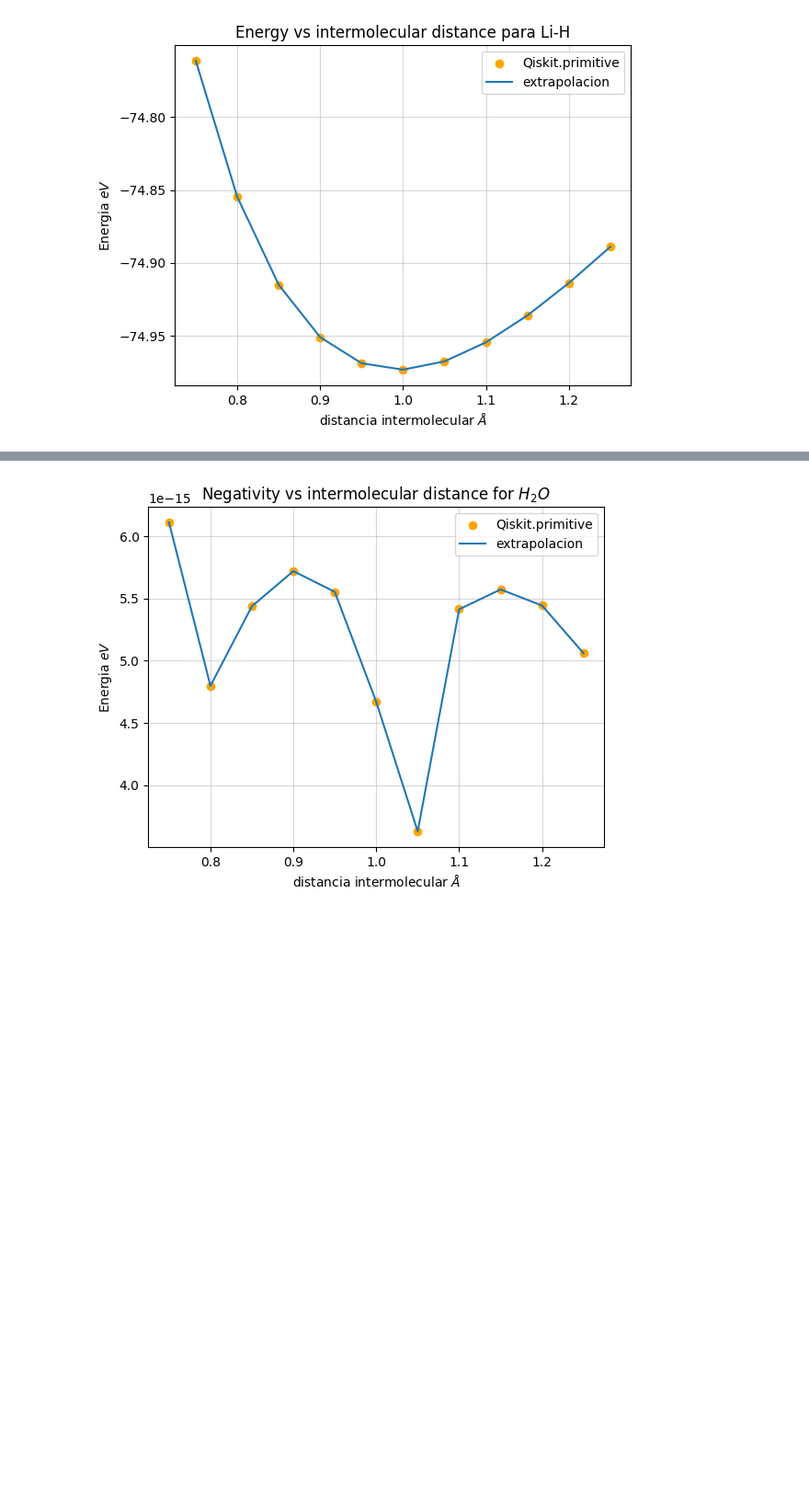
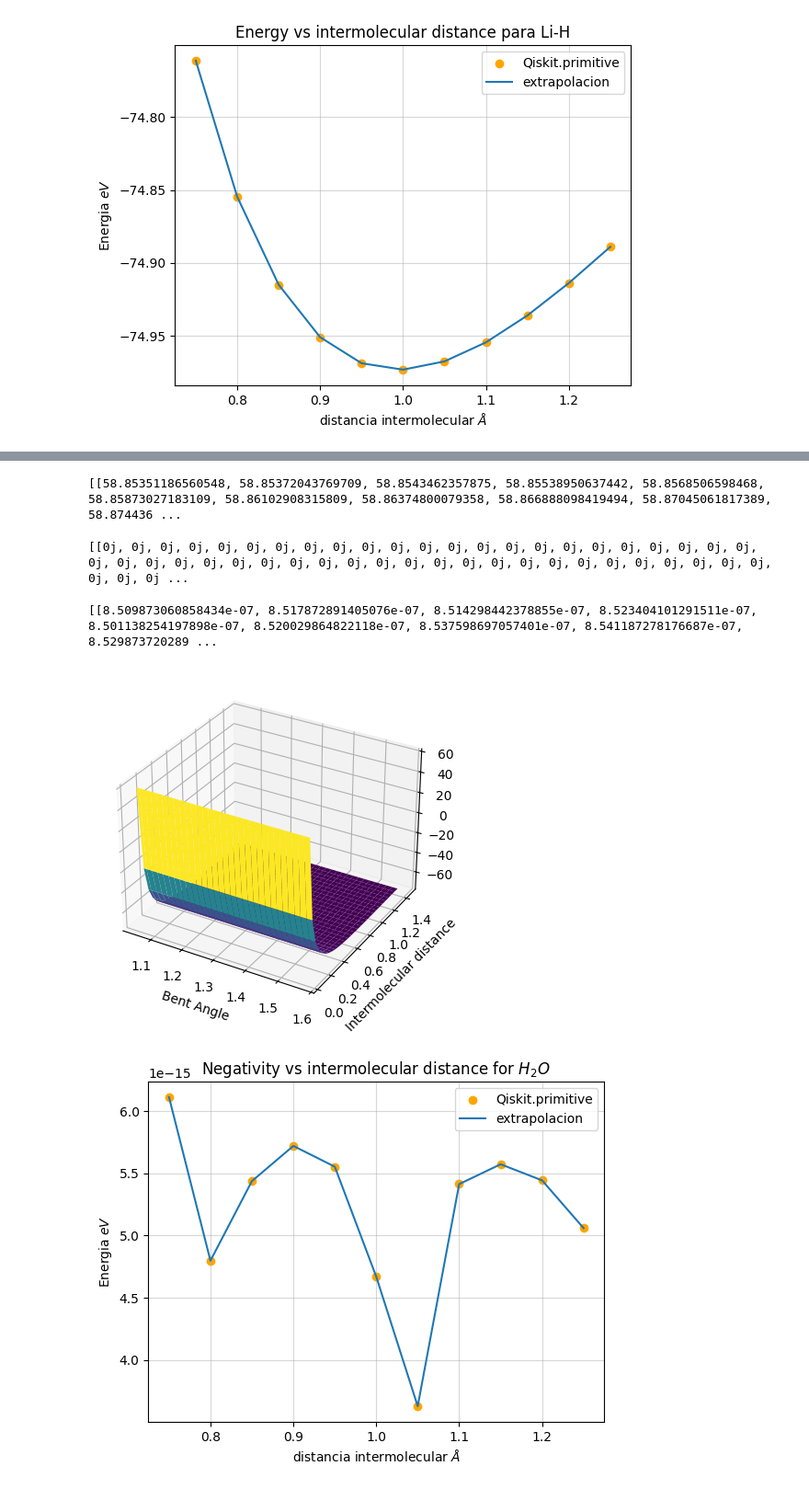
Before and after one commit to jervaal/Thesis-VQE, a Jupyter notebook: try.ipynb, the cells around one changed output, grey strips where cells are left out. Shown at 92% size. Saved outputs shown, nothing was run; the diff lists cells and outputs as text; code cells hidden in the pictures; blank space fills up the shorter version.

Commit message:
H2O 2D Plot

```diff
--- a/try.ipynb
+++ b/try.ipynb
@@ -610,3 +738,45 @@ plt.show()
+# %%
+print(energiesH2Otwo)
+# %% [output]
+[[58.85351186560548, 58.85372043769709, 58.8543462357875, 58.85538950637442, 58.8568506598468, 58.85873027183109, 58.86102908315809, 58.86374800079358, 58.866888098419494, 58.87045061817389, 58.874436 ...
+# %%
+print(negativitiesH2Otwo)
+# %% [output]
+[[0j, 0j, 0j, 0j, 0j, 0j, 0j, 0j, 0j, 0j, 0j, 0j, 0j, 0j, 0j, 0j, 0j, 0j, 0j, 0j, 0j, 0j, 0j, 0j, 0j, 0j, 0j, 0j, 0j, 0j, 0j, 0j, 0j, 0j, 0j, 0j, 0j, 0j, 0j, 0j, 0j, 0j, 0j, 0j, 0j, 0j, 0j, 0j, 0j, 0j ...
+# %%
+print(GHZ_entanglementtwo)
+# %% [output]
+[[8.509873060858434e-07, 8.517872891405076e-07, 8.514298442378855e-07, 8.523404101291511e-07, 8.501138254197898e-07, 8.520029864822118e-07, 8.537598697057401e-07, 8.541187278176687e-07, 8.529873720289 ...
+# %%
+import numpy as np
+import matplotlib.pyplot as plt
+from mpl_toolkits.mplot3d import Axes3D
+
+%matplotlib inline
+
+
+# Step 2: Convert the list of lists into a NumPy array
+Z = np.array(energiesH2Otwo)
+
+# Step 3: Create a meshgrid for x and y coordinates
+x = angles    # Number of columns
+y = distances  # Number of rows
+X, Y = np.meshgrid(x, y)
+
+# Step 4: Plot the 3D surface
+fig = plt.figure()
+ax = fig.add_subplot(111, projection='3d')
+ax.plot_surface(X, Y, Z, cmap='viridis')
+
+# Add labels (optional)
+ax.set_xlabel('Bent Angle')
+ax.set_ylabel('Intermolecular distance')
+ax.set_zlabel('Energy')
+
+# Show the plot
+plt.show()
+# %% [output]
+[figure, added]
 # %%
 import matplotlib.pyplot as plt
 
```
Also changed, not shown: parts of 3 cells of this notebook, 7 other files.
